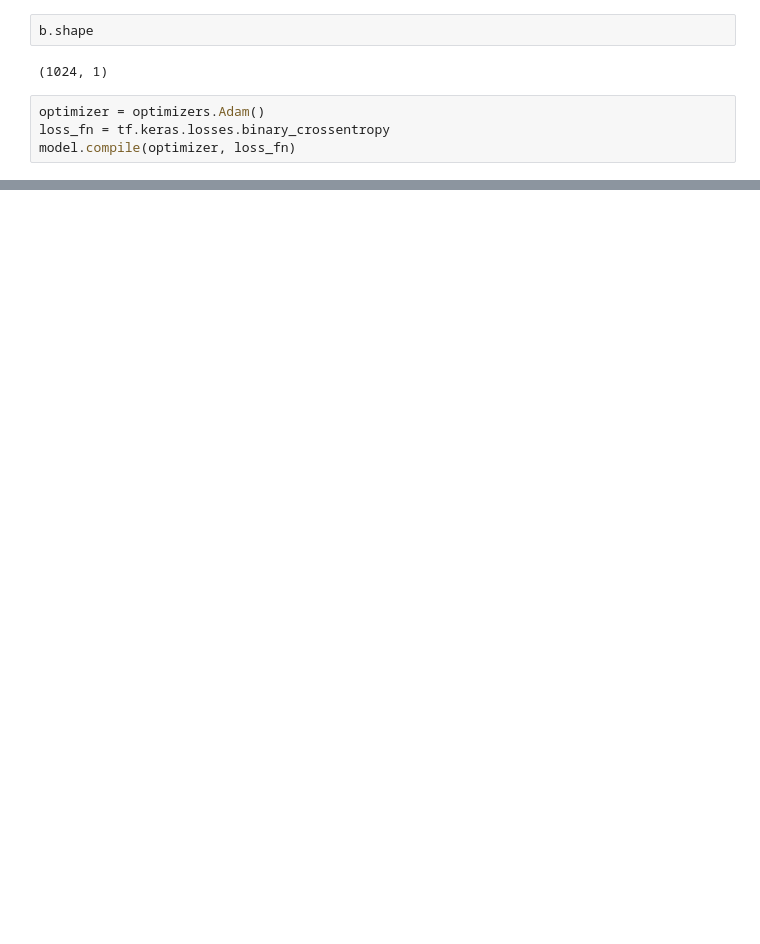
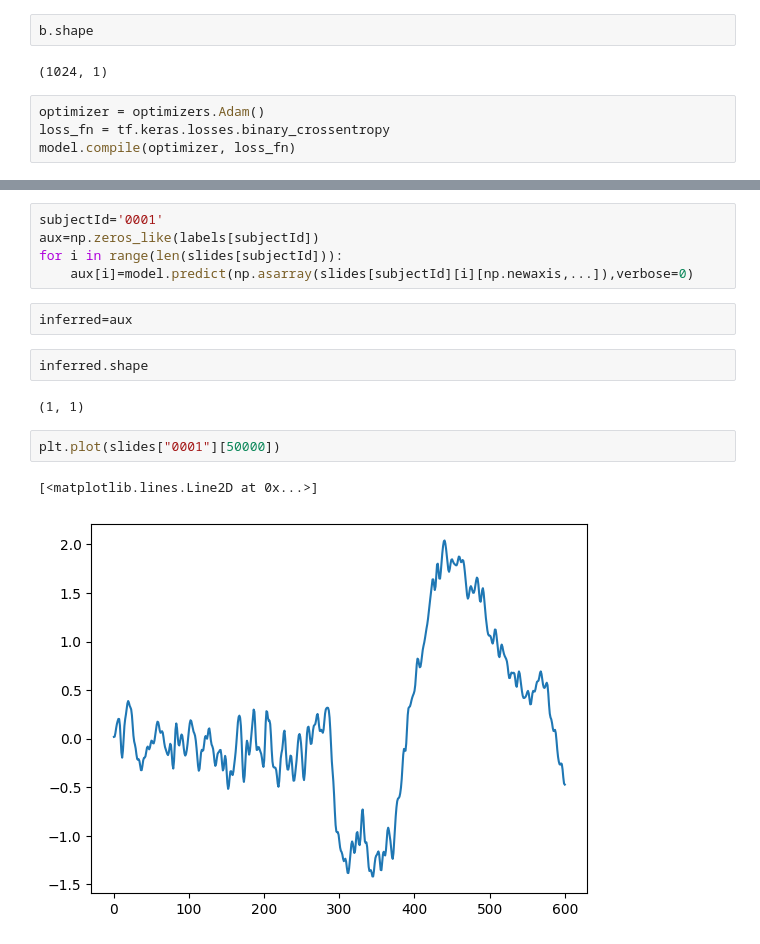
Before and after one commit to quiquegurdiel/SpinCo, a Jupyter notebook: POC001_DL.ipynb, the cells around one changed output, grey strips where cells are left out. Saved outputs shown, nothing was run; the diff lists cells and outputs as text; blank space fills up the shorter version.

```diff
--- a/POC001_DL.ipynb
+++ b/POC001_DL.ipynb
@@ -330,0 +359,16 @@ history = model.fit(spinGen(slides,labels,allExtended),epochs=1)
+# %%
+subjectId='0001'
+aux=np.zeros_like(labels[subjectId])
+for i in range(len(slides[subjectId])):
+    aux[i]=model.predict(np.asarray(slides[subjectId][i][np.newaxis,...]),verbose=0)
+# %%
+inferred=aux
+# %%
+inferred.shape
+# %% [output]
+(1, 1)
+# %%
+plt.plot(slides["0001"][50000])
+# %% [output]
+[<matplotlib.lines.Line2D at 0x...>]
+[figure, added]
```
Also changed, not shown: parts of 9 cells of this notebook, 1 other file.
